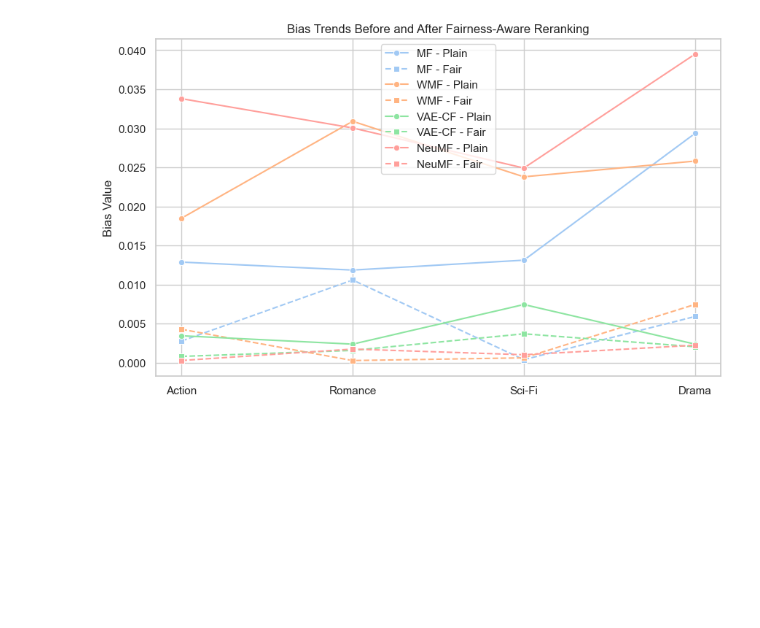
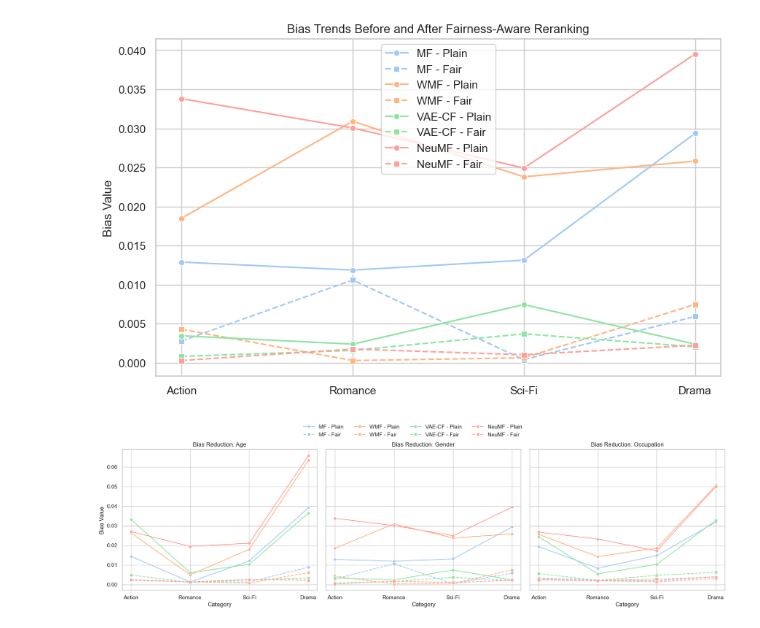
Before and after one commit to tahsinkheya/re_ranking_clean, a Jupyter notebook: data_vis/intro.ipynb, the cells around one changed output. Saved outputs shown, nothing was run; the diff lists cells and outputs as text; code cells hidden in the pictures; blank space fills up the shorter version.

```diff
--- a/data_vis/intro.ipynb
+++ b/data_vis/intro.ipynb
@@ -209,7 +209,7 @@ categories = ["Action", "Romance", "Sci-Fi", "Drama"]
 models = ["MF", "WMF", "VAE-CF", "NeuMF"]
 
 # Bias values (before applying fairness)
-bias_before = np.array([
+bias_before_occ = np.array([
    [0.019344216990970733,
  0.008358959112723276,
  0.014786473597634254,
@@ -229,7 +229,7 @@ bias_before = np.array([
 ])
 
 # Bias values (after applying fairness)
-bias_after = np.array([
+bias_after_occ = np.array([
     [0.0033406509705712637,
  0.0022420130619635993,
  0.0019235034856914415,
@@ -257,8 +257,8 @@ palette = sns.color_palette("pastel", len(models))  # Get distinct colors for mo
 fig, ax = plt.subplots(figsize=(10, 6))
 
 for i, model in enumerate(models):
-    sns.lineplot(x=categories, y=bias_before[i], marker="o", linestyle="-", color=palette[i], label=f"{model} - Plain", ax=ax)
-    sns.lineplot(x=categories, y=bias_after[i], marker="s", linestyle="--", color=palette[i], label=f"{model} - Fair", ax=ax)
+    sns.lineplot(x=categories, y=bias_before_occ[i], marker="o", linestyle="-", color=palette[i], label=f"{model} - Plain", ax=ax)
+    sns.lineplot(x=categories, y=bias_after_occ[i], marker="s", linestyle="--", color=palette[i], label=f"{model} - Fair", ax=ax)
 
 ax.set_ylabel("Bias Value")
 ax.set_title("Bias Trends Before and After Fairness-Aware Method")
@@ -283,7 +283,7 @@ categories = ["Action", "Romance", "Sci-Fi", "Drama"]
 models = ["MF", "WMF", "VAE-CF", "NeuMF"]
 
 # Bias values (before applying fairness)
-bias_before = np.array([
+bias_before_gender = np.array([
  [0.012863785468263077,
  0.011845402110327488,
  0.013110491498551202,
@@ -303,7 +303,7 @@ bias_before = np.array([
 ])
 
 # Bias values (after applying fairness)
-bias_after = np.array([
+bias_after_gender = np.array([
   [0.0027582827620141054,
  0.010573082390246569,
  0.0003701547209009892,
@@ -331,8 +331,8 @@ palette = sns.color_palette("pastel", len(models))  # Get distinct colors for mo
 fig, ax = plt.subplots(figsize=(10, 6))
 
 for i, model in enumerate(models):
-    sns.lineplot(x=categories, y=bias_before[i], marker="o", linestyle="-", color=palette[i], label=f"{model} - Plain", ax=ax)
-    sns.lineplot(x=categories, y=bias_after[i], marker="s", linestyle="--", color=palette[i], label=f"{model} - Fair", ax=ax)
+    sns.lineplot(x=categories, y=bias_before_gender[i], marker="o", linestyle="-", color=palette[i], label=f"{model} - Plain", ax=ax)
+    sns.lineplot(x=categories, y=bias_after_gender[i], marker="s", linestyle="--", color=palette[i], label=f"{model} - Fair", ax=ax)
 
 ax.set_ylabel("Bias Value")
 ax.set_title("Bias Trends Before and After Fairness-Aware Reranking")
@@ -342,3 +342,42 @@ plt.show()
 #gender
 # %% [output]
 [figure]
+# %%
+import numpy as np
+import matplotlib.pyplot as plt
+import seaborn as sns
+
+# Sample categories
+categories = ["Action", "Romance", "Sci-Fi", "Drama"]
+models = ["MF", "WMF", "VAE-CF", "NeuMF"]
+
+
+# Set Seaborn style
+sns.set_theme(style="whitegrid")
+palette = sns.color_palette("pastel", len(models))  # Pastel colors for consistency
+
+# Create a figure with 1 row and 3 columns
+fig, axes = plt.subplots(1, 3, figsize=(18, 5), sharey=True)  # sharey=True keeps the same scale
+
+titles = ["Bias Reduction: Age", "Bias Reduction: Gender", "Bias Reduction: Occupation"]
+
+for idx, ax in enumerate(axes):
+    for i, model in enumerate(models):
+        sns.lineplot(x=categories, y=bias_before[idx][i], marker="o", linestyle="-", color=palette[i], label=f"{model} - Plain", ax=ax)
+        sns.lineplot(x=categories, y=bias_after[idx][i], marker="s", linestyle="--", color=palette[i], label=f"{model} - Fair", ax=ax)
+
+    ax.set_title(titles[idx])  # Set title for each subplot
+    ax.set_xlabel("Category")  # Label x-axis
+    ax.set_ylabel("Bias Value" if idx == 0 else "")  # Label y-axis only for first plot
+    ax.legend_.remove()
+
+# Move legend outside
+# axes[-1].legend(loc="center left", bbox_to_anchor=(1, 0.5))
+handles, labels = axes[0].get_legend_handles_labels()  # Get legend handles from first subplot
+fig.legend(handles, labels, loc="upper center", bbox_to_anchor=(0.5, 1.09), ncol=4, frameon=False)
+
+plt.tight_layout()
+plt.savefig("biasReduction.pdf", format="pdf",bbox_inches="tight")
+plt.show()
+# %% [output]
+[figure, added]
```
Also changed, not shown: parts of 3 cells of this notebook, 10 other files.
